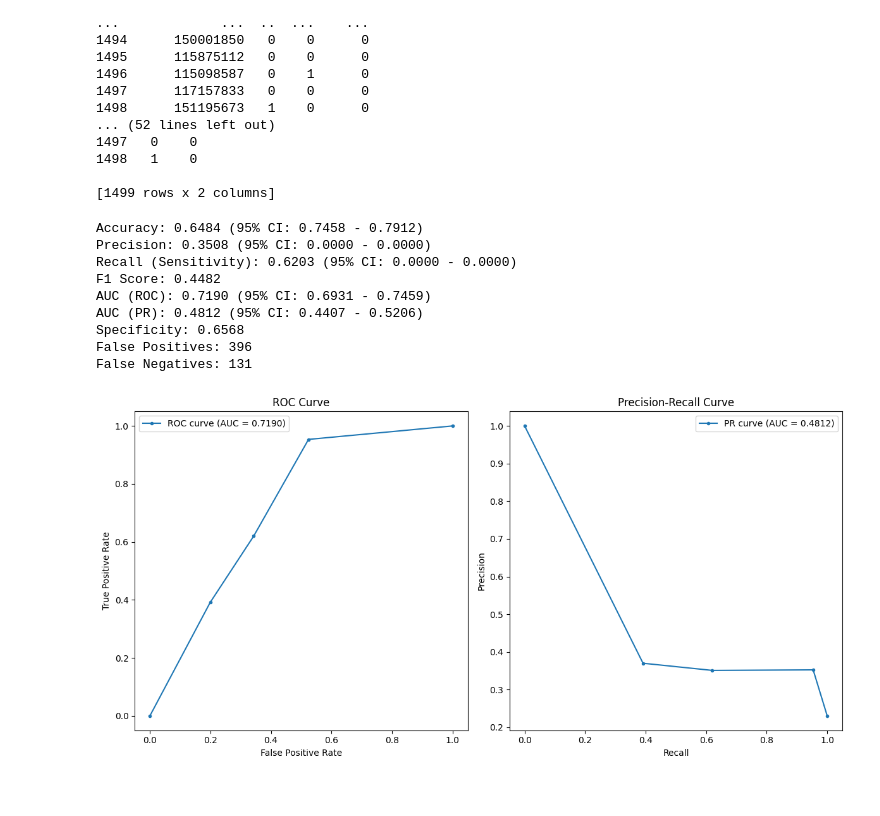
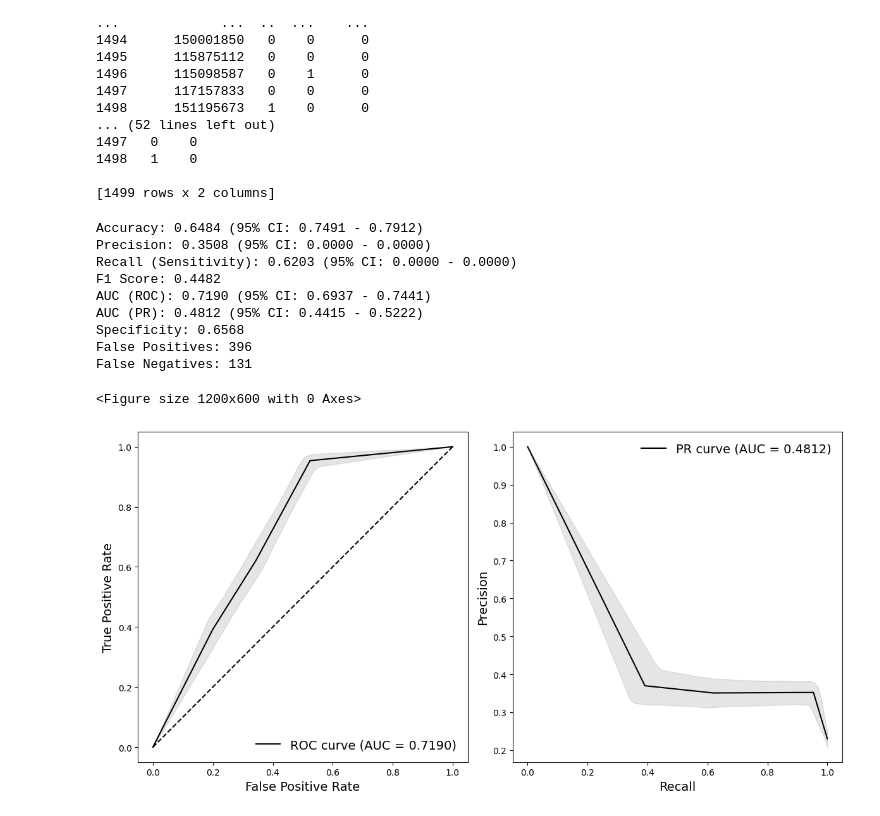
Before and after one commit to bdsp-core/SDH-EHR-Phenotyping-NAX, a Jupyter notebook: Step16_CPT_random_forest_Draft_15.ipynb, the cells around one changed output. Saved outputs shown, nothing was run; the diff lists cells and outputs as text; code cells hidden in the pictures.

```diff
--- a/Step16_CPT_random_forest_Draft_15.ipynb
+++ b/Step16_CPT_random_forest_Draft_15.ipynb
@@ -467,11 +509,13 @@ feature_names = X_holdout.columns.tolist()
 import numpy as np
 import pandas as pd
 import pickle
+import matplotlib.pyplot as plt
 from sklearn.metrics import (
     roc_curve, roc_auc_score, f1_score, precision_score, recall_score,
     precision_recall_curve, auc, confusion_matrix, accuracy_score
 )
 from sklearn.utils import resample
+from sklearn.linear_model import LogisticRegression
 
 # Function to compute confidence intervals using bootstrapping
 def bootstrap_ci(y_true, y_pred_proba, metric_func, num_bootstrap=1000, alpha=0.05):
@@ -489,15 +533,18 @@ def bootstrap_ci(y_true, y_pred_proba, metric_func, num_bootstrap=1000, alpha=0.
 # Load models and cutoffs
 models = []
 cutoffs = []
-feature_importances_dict= {}
+feature_importances_dict = {}
 
 for fold in range(10):
     with open(f'CPT_only_RF_model_train_fold{fold+1}.pickle', 'rb') as f:
         res = pickle.load(f)
     models.append(res['model'])
     cutoffs.append(res['cutoff'])
-    # Extract feature importances
-    feature_importances_dict[fold] = res['model'].feature_importances_
+
+    # Extract feature importances if available
+    model = res['model']
+    if hasattr(model, 'feature_importances_'):
+        feature_importances_dict[fold] = model.feature_importances_
 
 # Predict on holdout set
 y_pred_proba = np.zeros(X_holdout.shape[0])
@@ -547,67 +594,93 @@ print(f"Specificity: {specificity:.4f}")
 print(f"False Positives: {fp}")
 print(f"False Negatives: {fn}")
 
-# Plot ROC Curve
-import matplotlib.pyplot as plt
+# Plot ROC Curve with Confidence Intervals
+plt.figure(figsize=(12, 6))
 
+# Plot ROC Curve with Confidence Intervals
 plt.figure(figsize=(12, 6))
 
 # ROC Curve
 plt.subplot(1, 2, 1)
-plt.plot(fpr, tpr, marker='.', label=f'ROC curve (AUC = {auc_roc:.4f})')
-plt.xlabel('False Positive Rate')
-plt.ylabel('True Positive Rate')
-plt.title('ROC Curve')
-plt.legend()
+main_fpr, main_tpr, _ = roc_curve(y_holdout, y_pred_proba)
+main_auc = auc(main_fpr, main_tpr)
 
-# Precision-Recall Curve
+# Calculate confidence intervals for ROC
+roc_fpr_interp = np.linspace(0, 1, 100)
+roc_tpr_interp = [np.interp(roc_fpr_interp, fpr, tpr) for fpr, tpr in roc_curves_bootstrap]
+roc_mean_tpr = np.mean(roc_tpr_interp, axis=0)
+roc_lower_tpr = np.percentile(roc_tpr_interp, 2.5, axis=0)
+roc_upper_tpr = np.percentile(roc_tpr_interp, 97.5, axis=0)
+
+plt.plot(main_fpr, main_tpr, color='black', label=f'ROC curve (AUC = {main_auc:.4f})')
+plt.fill_between(roc_fpr_interp, roc_lower_tpr, roc_upper_tpr, color='grey', alpha=0.2)
+plt.plot([0, 1], [0, 1], 'k--')
+plt.xlabel('False Positive Rate', fontsize=14)
+plt.ylabel('True Positive Rate', fontsize=14)
+plt.legend(frameon=False, fontsize=14)  # Remove border and set font size
+# No title
+
+# Plot Precision-Recall Curve with Confidence Intervals
 plt.subplot(1, 2, 2)
-plt.plot(recall, precision, marker='.', label=f'PR curve (AUC = {auc_pr:.4f})')
-plt.xlabel('Recall')
-plt.ylabel('Precision')
-plt.title('Precision-Recall Curve')
-plt.legend()
+main_precision, main_recall, _ = precision_recall_curve(y_holdout, y_pred_proba)
+main_auc_pr = auc(main_recall, main_precision)
+
+# Calculate confidence intervals for PR
+pr_recall_interp = np.linspace(0, 1, 100)
+pr_precision_interp = [np.interp(pr_recall_interp, recall[::-1], precision[::-1]) for precision, recall in pr_curves_bootstrap]
+pr_mean_precision = np.mean(pr_precision_interp, axis=0)
+pr_lower_precision = np.percentile(pr_precision_interp, 2.5, axis=0)
+pr_upper_precision = np.percentile(pr_precision_interp, 97.5, axis=0)
+
+plt.plot(main_recall, main_precision, color='black', label=f'PR curve (AUC = {main_auc_pr:.4f})')
+plt.fill_between(pr_recall_interp, pr_lower_precision, pr_upper_precision, color='grey', alpha=0.2)
+plt.xlabel('Recall', fontsize=14)
+plt.ylabel('Precision', fontsize=14)
+plt.legend(frameon=False, fontsize=14)  # Remove border and set font size
+# No title
 
 plt.tight_layout()
 plt.show()
+
 
 # Extract patient IDs for false positives and false negatives
 # Ensure that the index of the DataFrame is properly aligned
 # Assuming matrix.BDSPPatientID is a pandas Series with correct alignment
 false_positive_ids = matrix.BDSPPatientID[(y_holdout == 0) & (y_pred == 1)]
 false_negative_ids = matrix.BDSPPatientID[(y_holdout == 1) & (y_pred == 0)]
 
-# Create DataFrames with patient IDs, annot (y_holdout), and y_pred
+# # Create DataFrames with patient IDs, annot (y_holdout), and y_pred
 # false_positive_df = pd.DataFrame({
 #     'BDSPPatientID': false_positive_ids,
 #     'annot': y_holdout[(y_holdout == 0) & (y_pred == 1)],
 #     'y_pred': y_pred[(y_holdout == 0) & (y_pred == 1)]
 # })
 
 # false_negative_df = pd.DataFrame({
 #     'BDSPPatientID': false_negative_ids,
 #     'annot': y_holdout[(y_holdout == 1) & (y_pred == 0)],
 #     'y_pred': y_pred[(y_holdout == 1) & (y_pred == 0)]
 # })
 
 # # Print the number of false positive and false negative patient IDs
 # print(f"Number of False Positive Patient IDs: {len(false_positive_df)}")
 # print(f"Number of False Negative Patient IDs: {len(false_negative_df)}")
 
-# # Save to CSV files
+# #Save to CSV files
 # false_positive_df.to_csv("false_positive_ids.csv", index=False)
 # false_negative_df.to_csv("false_negative_ids.csv", index=False)
 # %% [output]
-Accuracy: 0.6484 (95% CI: 0.7458 - 0.7912)
+Accuracy: 0.6484 (95% CI: 0.7491 - 0.7912)
 Precision: 0.3508 (95% CI: 0.0000 - 0.0000)
 Recall (Sensitivity): 0.6203 (95% CI: 0.0000 - 0.0000)
 F1 Score: 0.4482
-AUC (ROC): 0.7190 (95% CI: 0.6931 - 0.7459)
-AUC (PR): 0.4812 (95% CI: 0.4407 - 0.5206)
+AUC (ROC): 0.7190 (95% CI: 0.6937 - 0.7441)
+AUC (PR): 0.4812 (95% CI: 0.4415 - 0.5222)
 Specificity: 0.6568
 False Positives: 396
 False Negatives: 131
+<Figure size 1200x600 with 0 Axes>
-[figure, old version]
+[figure, new version]
 # %%
 import numpy as np
 import matplotlib.pyplot as plt
```
Also changed, not shown: parts of 9 cells of this notebook, 53 other files.
